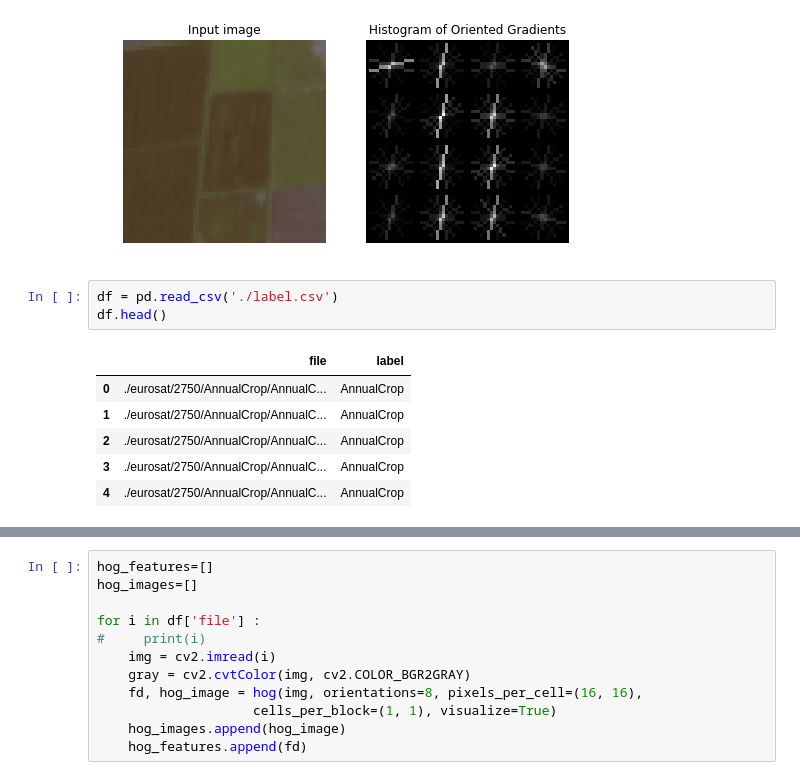
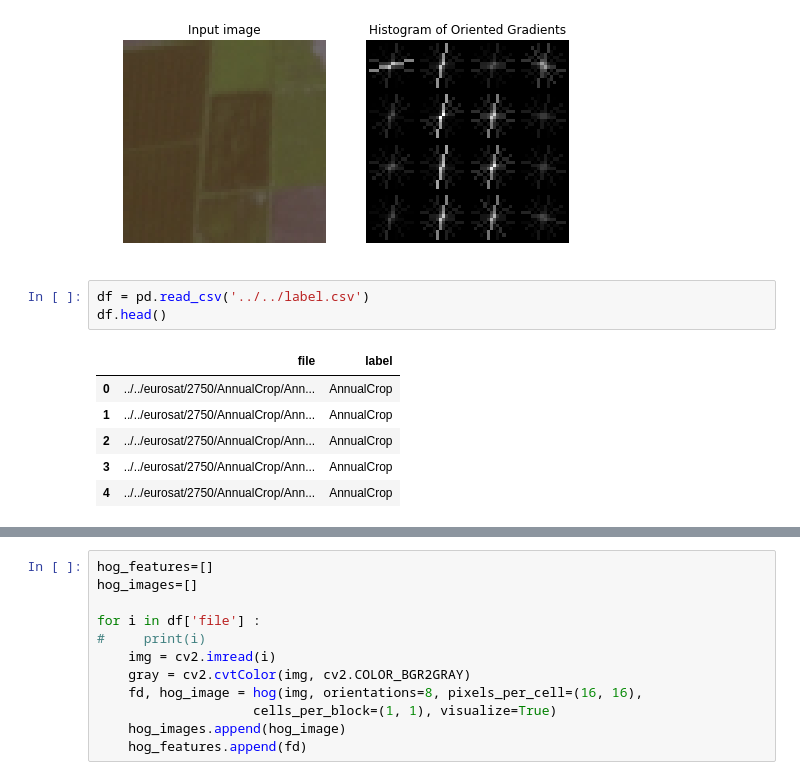
Before and after one commit to machine-learning-2018-2019-fasilkom-ui/MLM, a Jupyter notebook: HOG-MLM.ipynb, the cells around one changed output, grey strips where cells are left out. Drawn from its saved outputs; the diff is of its cells as text.

```diff
--- a/HOG-MLM.ipynb
+++ b/HOG-MLM.ipynb
@@ -149,15 +149,15 @@ plt.show()
 # %% [output]
 [figure]
 # %%
-df = pd.read_csv('./label.csv')
+df = pd.read_csv('../../label.csv')
 df.head()
 # %% [output]
 |  | file | label |
-| 0 | ./eurosat/2750/AnnualCrop/AnnualC... | AnnualCrop |
-| 1 | ./eurosat/2750/AnnualCrop/AnnualC... | AnnualCrop |
-| 2 | ./eurosat/2750/AnnualCrop/AnnualC... | AnnualCrop |
-| 3 | ./eurosat/2750/AnnualCrop/AnnualC... | AnnualCrop |
-| 4 | ./eurosat/2750/AnnualCrop/AnnualC... | AnnualCrop |
+| 0 | ../../eurosat/2750/AnnualCrop/Ann... | AnnualCrop |
+| 1 | ../../eurosat/2750/AnnualCrop/Ann... | AnnualCrop |
+| 2 | ../../eurosat/2750/AnnualCrop/Ann... | AnnualCrop |
+| 3 | ../../eurosat/2750/AnnualCrop/Ann... | AnnualCrop |
+| 4 | ../../eurosat/2750/AnnualCrop/Ann... | AnnualCrop |
 # %%
 image = cv2.imread(AllFile[5])
 
```
Also changed, not shown: parts of 14 cells of this notebook, 2 other files.
